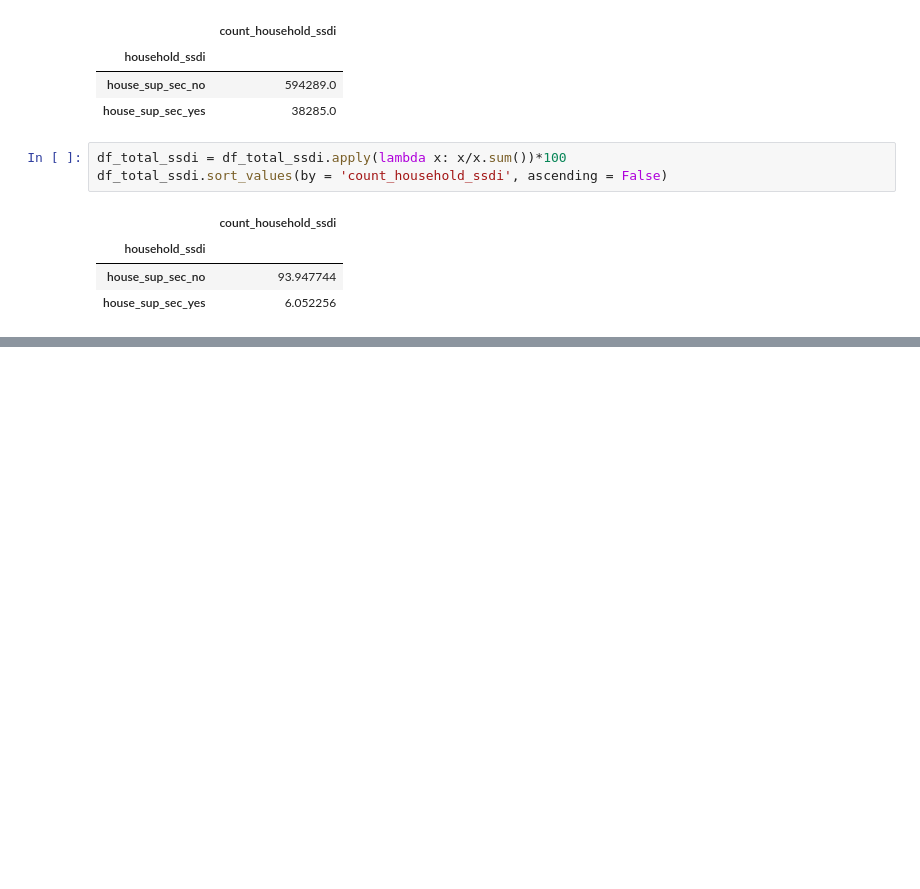
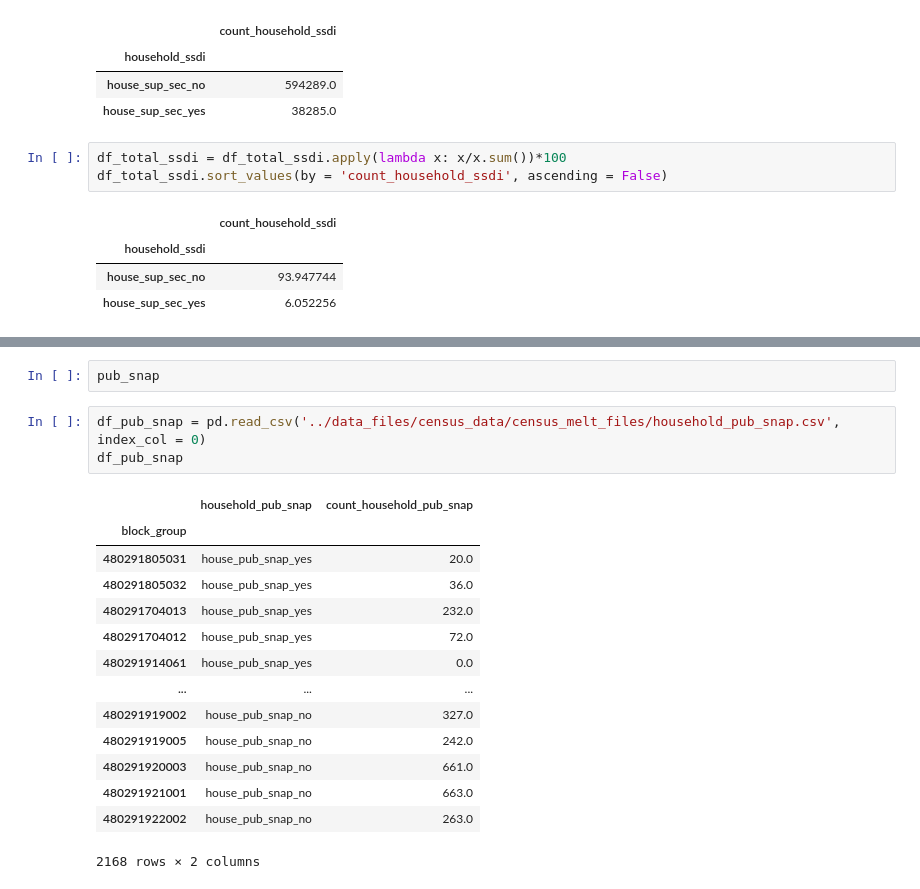
Before and after one commit to VIA-Transit-Rules/VIA_project, a Jupyter notebook: Sean/census_melt_income_poverty_gvt_assist.ipynb, the cells around one changed output, grey strips where cells are left out. Cells and saved outputs as stored; diff of their text form; blank space fills up the shorter version.

```diff
--- a/Sean/census_melt_income_poverty_gvt_assist.ipynb
+++ b/Sean/census_melt_income_poverty_gvt_assist.ipynb
@@ -331,0 +394,20 @@ df_total_ssdi.sort_values(by = 'count_household_ssdi', ascending = False)
+# %%
+pub_snap
+# %%
+df_pub_snap = pd.read_csv('../data_files/census_data/census_melt_files/household_pub_snap.csv', index_col = 0)
+df_pub_snap
+# %% [output]
+|  | household_pub_snap | count_household_pub_snap |
+| block_group |  |  |
+| 480291805031 | house_pub_snap_yes | 20.0 |
+| 480291805032 | house_pub_snap_yes | 36.0 |
+| 480291704013 | house_pub_snap_yes | 232.0 |
+| 480291704012 | house_pub_snap_yes | 72.0 |
+| 480291914061 | house_pub_snap_yes | 0.0 |
+| ... | ... | ... |
+| 480291919002 | house_pub_snap_no | 327.0 |
+| 480291919005 | house_pub_snap_no | 242.0 |
+| 480291920003 | house_pub_snap_no | 661.0 |
+| 480291921001 | house_pub_snap_no | 663.0 |
+| 480291922002 | house_pub_snap_no | 263.0 |
+2168 rows × 2 columns
```
Also changed, not shown: parts of 13 cells of this notebook, 1 other file.
